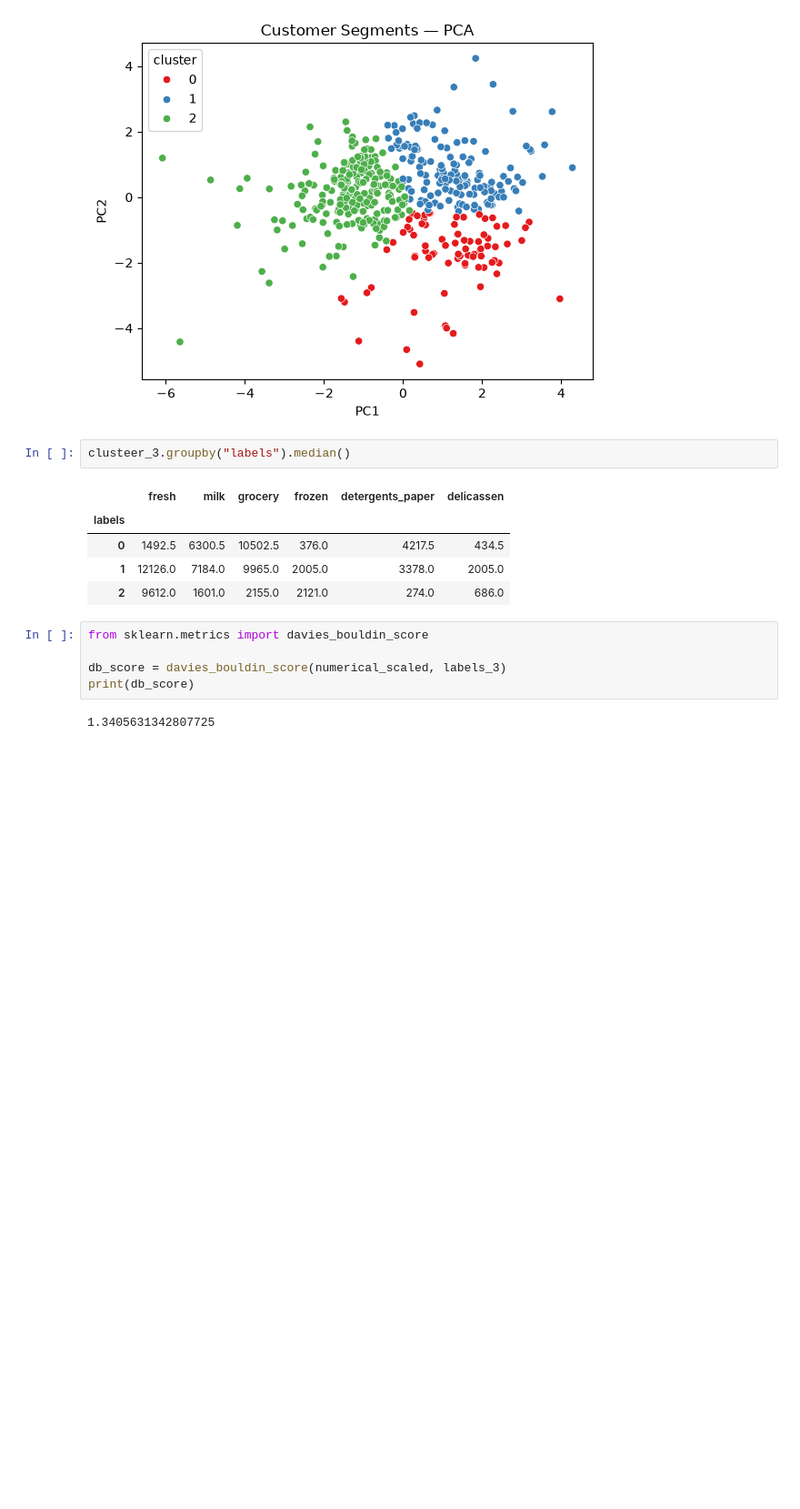
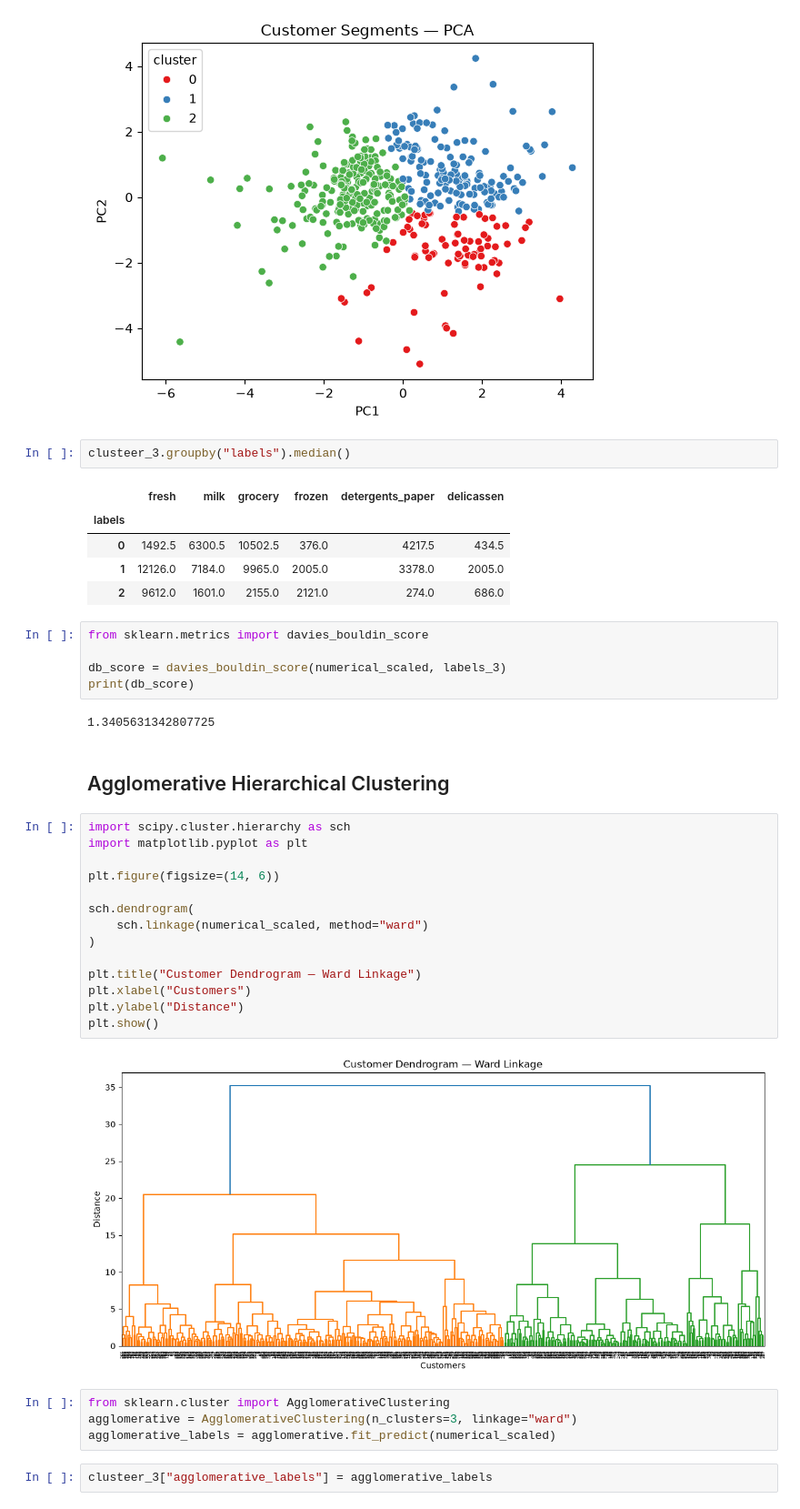
Before and after one commit to Kartikshard/Whole-Sale-Customer-Segmentation, a Jupyter notebook: notebooks/01_EDA.ipynb, the cells around one changed output. Shown at 91% size. Drawn from its saved outputs; the diff is of its cells as text; blank space fills up the shorter version.

Commit message:
Applied Agglomerative herirachial clustering

```diff
--- a/notebooks/01_EDA.ipynb
+++ b/notebooks/01_EDA.ipynb
@@ -392,3 +392,27 @@ db_score = davies_bouldin_score(numerical_scaled, labels_3)
 print(db_score)
 # %% [output]
 1.3405631342807725
+# %% [markdown]
+<h2>Agglomerative Hierarchical Clustering</h2>
+# %%
+import scipy.cluster.hierarchy as sch
+import matplotlib.pyplot as plt
+
+plt.figure(figsize=(14, 6))
+
+sch.dendrogram(
+    sch.linkage(numerical_scaled, method="ward")
+)
+
+plt.title("Customer Dendrogram — Ward Linkage")
+plt.xlabel("Customers")
+plt.ylabel("Distance")
+plt.show()
+# %% [output]
+[figure, added]
+# %%
+from sklearn.cluster import AgglomerativeClustering
+agglomerative = AgglomerativeClustering(n_clusters=3, linkage="ward")
+agglomerative_labels = agglomerative.fit_predict(numerical_scaled)
+# %%
+clusteer_3["agglomerative_labels"] = agglomerative_labels
```
Also changed, not shown: parts of 4 cells of this notebook.
